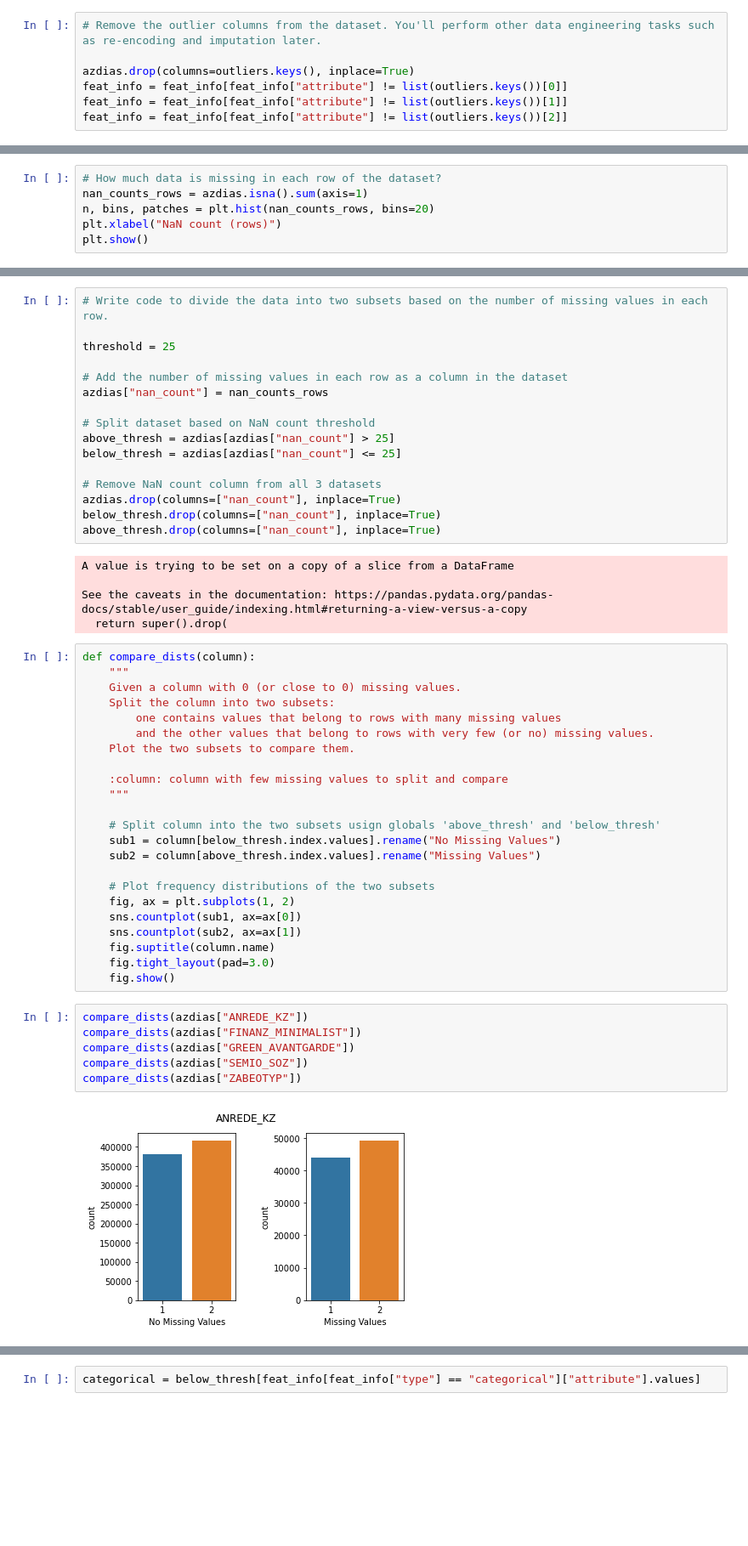
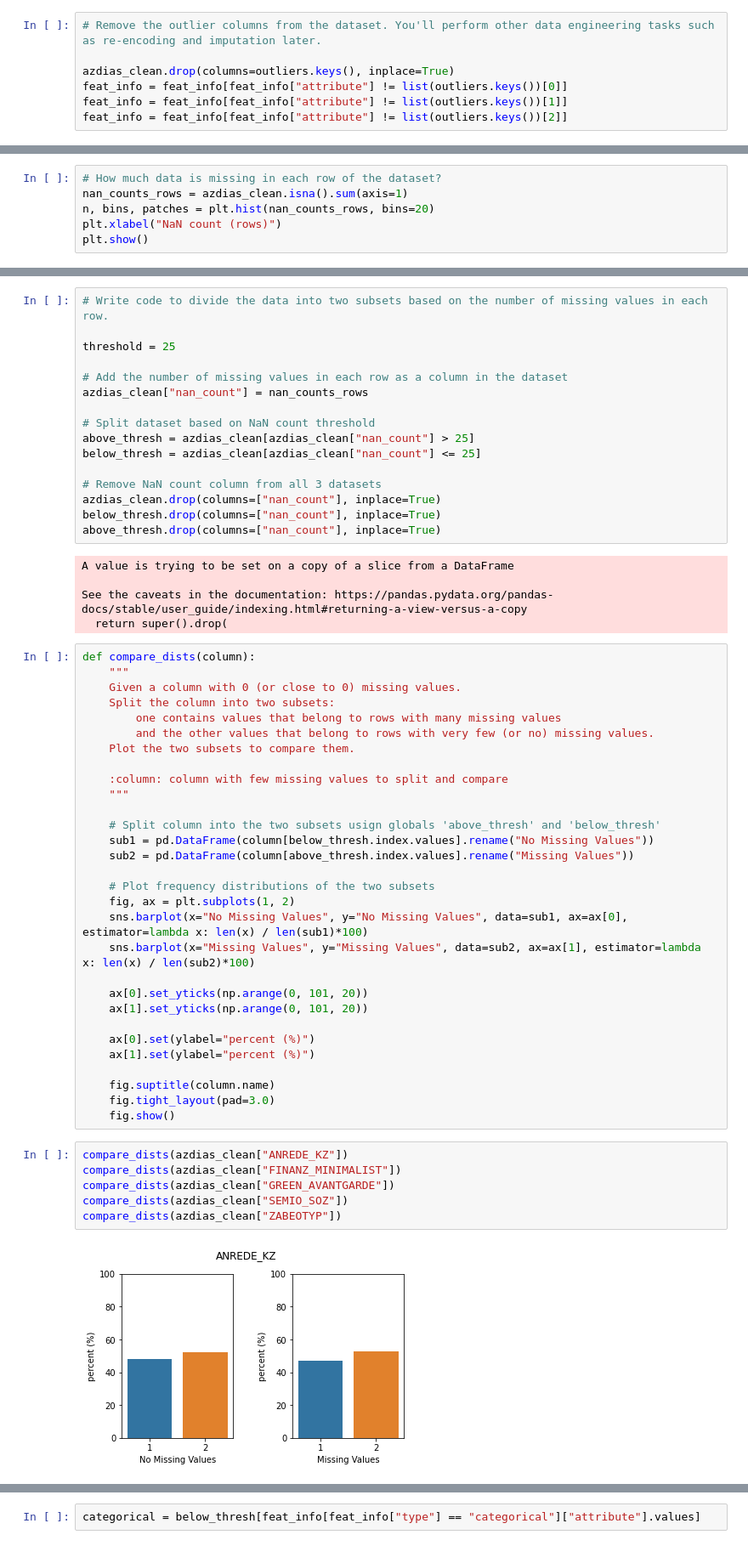
Before and after one commit to alexgeorgousis/customer-segments, a Jupyter notebook: Identify_Customer_Segments.ipynb, the cells around one changed output, grey strips where cells are left out. Shown: that part at 85% size. Saved outputs shown, nothing was run; the diff lists cells and outputs as text; blank space fills up the shorter version.

```diff
--- a/Identify_Customer_Segments.ipynb
+++ b/Identify_Customer_Segments.ipynb
@@ -136,7 +128,7 @@ feat_info.shape[0]
 # %%
 # Remove the outlier columns from the dataset. You'll perform other data engineering tasks such as re-encoding and imputation later.
 
-azdias.drop(columns=outliers.keys(), inplace=True)
+azdias_clean.drop(columns=outliers.keys(), inplace=True)
 feat_info = feat_info[feat_info["attribute"] != list(outliers.keys())[0]]
 feat_info = feat_info[feat_info["attribute"] != list(outliers.keys())[1]]
 feat_info = feat_info[feat_info["attribute"] != list(outliers.keys())[2]]
@@ -168,7 +160,7 @@ In order to know what to do with the outlier rows, we should see if the distribu
 Depending on what you observe in your comparison, this will have implications on how you approach your conclusions later in the analysis. If the distributions of non-missing features look similar between the data with many missing values and the data with few or no missing values, then we could argue that simply dropping those points from the analysis won't present a major issue. On the other hand, if the data with many missing values looks very different from the data with few or no missing values, then we should make a note on those data as special. We'll revisit these data later on. **Either way, you should continue your analysis for now using just the subset of the data with few or no missing values.**
 # %%
 # How much data is missing in each row of the dataset?
-nan_counts_rows = azdias.isna().sum(axis=1)
+nan_counts_rows = azdias_clean.isna().sum(axis=1)
 n, bins, patches = plt.hist(nan_counts_rows, bins=20)
 plt.xlabel("NaN count (rows)")
 plt.show()
@@ -180,14 +172,14 @@ plt.show()
 threshold = 25
 
 # Add the number of missing values in each row as a column in the dataset
-azdias["nan_count"] = nan_counts_rows
+azdias_clean["nan_count"] = nan_counts_rows
 
 # Split dataset based on NaN count threshold
-above_thresh = azdias[azdias["nan_count"] > 25]
-below_thresh = azdias[azdias["nan_count"] <= 25]
+above_thresh = azdias_clean[azdias_clean["nan_count"] > 25]
+below_thresh = azdias_clean[azdias_clean["nan_count"] <= 25]
 
 # Remove NaN count column from all 3 datasets
-azdias.drop(columns=["nan_count"], inplace=True)
+azdias_clean.drop(columns=["nan_count"], inplace=True)
 below_thresh.drop(columns=["nan_count"], inplace=True)
 above_thresh.drop(columns=["nan_count"], inplace=True)
 # %% [output]
@@ -208,21 +200,28 @@ def compare_dists(column):
     """
 
     # Split column into the two subsets usign globals 'above_thresh' and 'below_thresh'
-    sub1 = column[below_thresh.index.values].rename("No Missing Values")
-    sub2 = column[above_thresh.index.values].rename("Missing Values")
+    sub1 = pd.DataFrame(column[below_thresh.index.values].rename("No Missing Values"))
+    sub2 = pd.DataFrame(column[above_thresh.index.values].rename("Missing Values"))
 
     # Plot frequency distributions of the two subsets
     fig, ax = plt.subplots(1, 2)
-    sns.countplot(sub1, ax=ax[0])
-    sns.countplot(sub2, ax=ax[1])
+    sns.barplot(x="No Missing Values", y="No Missing Values", data=sub1, ax=ax[0], estimator=lambda x: len(x) / len(sub1)*100)
+    sns.barplot(x="Missing Values", y="Missing Values", data=sub2, ax=ax[1], estimator=lambda x: len(x) / len(sub2)*100)
+
+    ax[0].set_yticks(np.arange(0, 101, 20))
+    ax[1].set_yticks(np.arange(0, 101, 20))
+
+    ax[0].set(ylabel="percent (%)")
+    ax[1].set(ylabel="percent (%)")
+
     fig.suptitle(column.name)
     fig.tight_layout(pad=3.0)
     fig.show()
 # %%
-compare_dists(azdias["ANREDE_KZ"])
-compare_dists(azdias["FINANZ_MINIMALIST"])
-compare_dists(azdias["GREEN_AVANTGARDE"])
-compare_dists(azdias["SEMIO_SOZ"])
-compare_dists(azdias["ZABEOTYP"])
+compare_dists(azdias_clean["ANREDE_KZ"])
+compare_dists(azdias_clean["FINANZ_MINIMALIST"])
+compare_dists(azdias_clean["GREEN_AVANTGARDE"])
+compare_dists(azdias_clean["SEMIO_SOZ"])
+compare_dists(azdias_clean["ZABEOTYP"])
 # %% [output]
-[figure, old version]
+[figure, new version]
```
Also changed, not shown: parts of 67 cells of this notebook.
